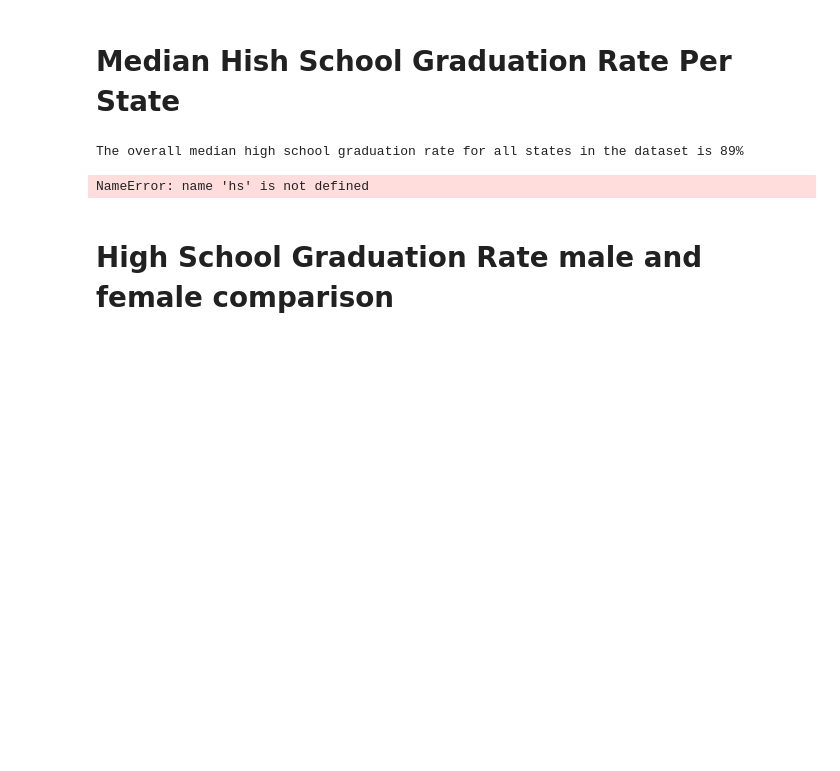
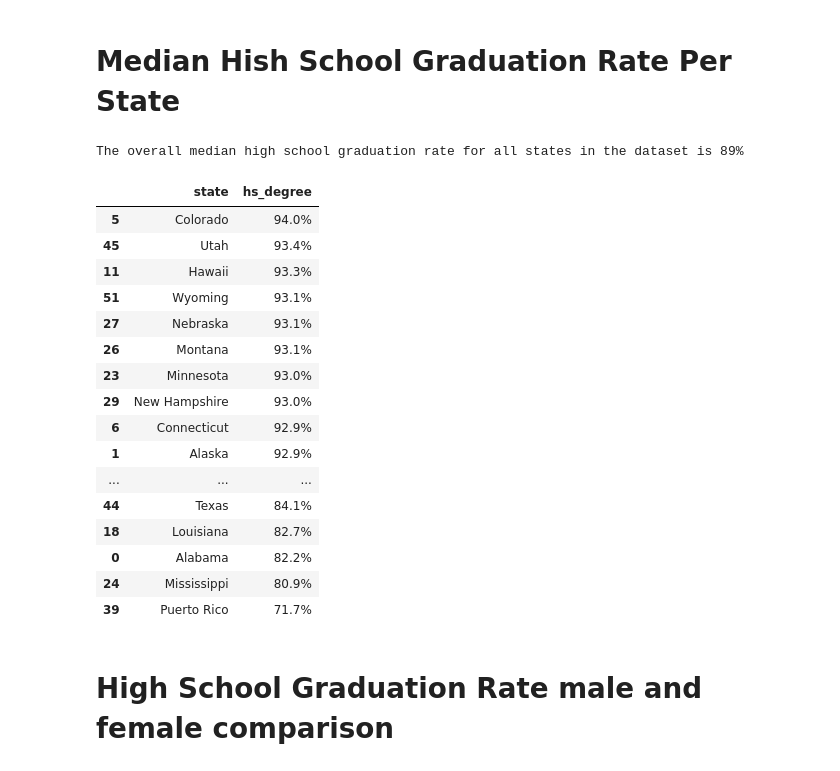
Before and after one commit to yusingchan/Rental_Housing_Python, a Jupyter notebook: Rental Housing Affordability Analysis Insights Yusing Chan .ipynb, the cells around one changed output. Saved outputs shown, nothing was run; the diff lists cells and outputs as text; code cells hidden in the pictures; blank space fills up the shorter version.

```diff
--- a/Rental Housing Affordability Analysis Insights Yusing Chan .ipynb
+++ b/Rental Housing Affordability Analysis Insights Yusing Chan .ipynb
@@ -103,13 +102,28 @@ print("The overall median high school graduation rate for all states in the data
 # %% [output]
 The overall median high school graduation rate for all states in the dataset is 89%
 # %%
-hs.style.set_precision(2)
 hs=df.groupby('state')['hs_degree'].median().reset_index()
 hs.sort_values(by=['hs_degree'], ascending=False, inplace=True)
 hs.style.hide_index()
 hs
 # %% [output]
-NameError: name 'hs' is not defined
+|  | state | hs_degree |
+| 5 | Colorado | 94.0% |
+| 45 | Utah | 93.4% |
+| 11 | Hawaii | 93.3% |
+| 51 | Wyoming | 93.1% |
+| 27 | Nebraska | 93.1% |
+| 26 | Montana | 93.1% |
+| 23 | Minnesota | 93.0% |
+| 29 | New Hampshire | 93.0% |
+| 6 | Connecticut | 92.9% |
+| 1 | Alaska | 92.9% |
+| ... | ... | ... |
+| 44 | Texas | 84.1% |
+| 18 | Louisiana | 82.7% |
+| 0 | Alabama | 82.2% |
+| 24 | Mississippi | 80.9% |
+| 39 | Puerto Rico | 71.7% |
 # %% [markdown]
 # High School Graduation Rate male and female comparison
 # %%
```
Also changed, not shown: parts of 14 cells of this notebook.
